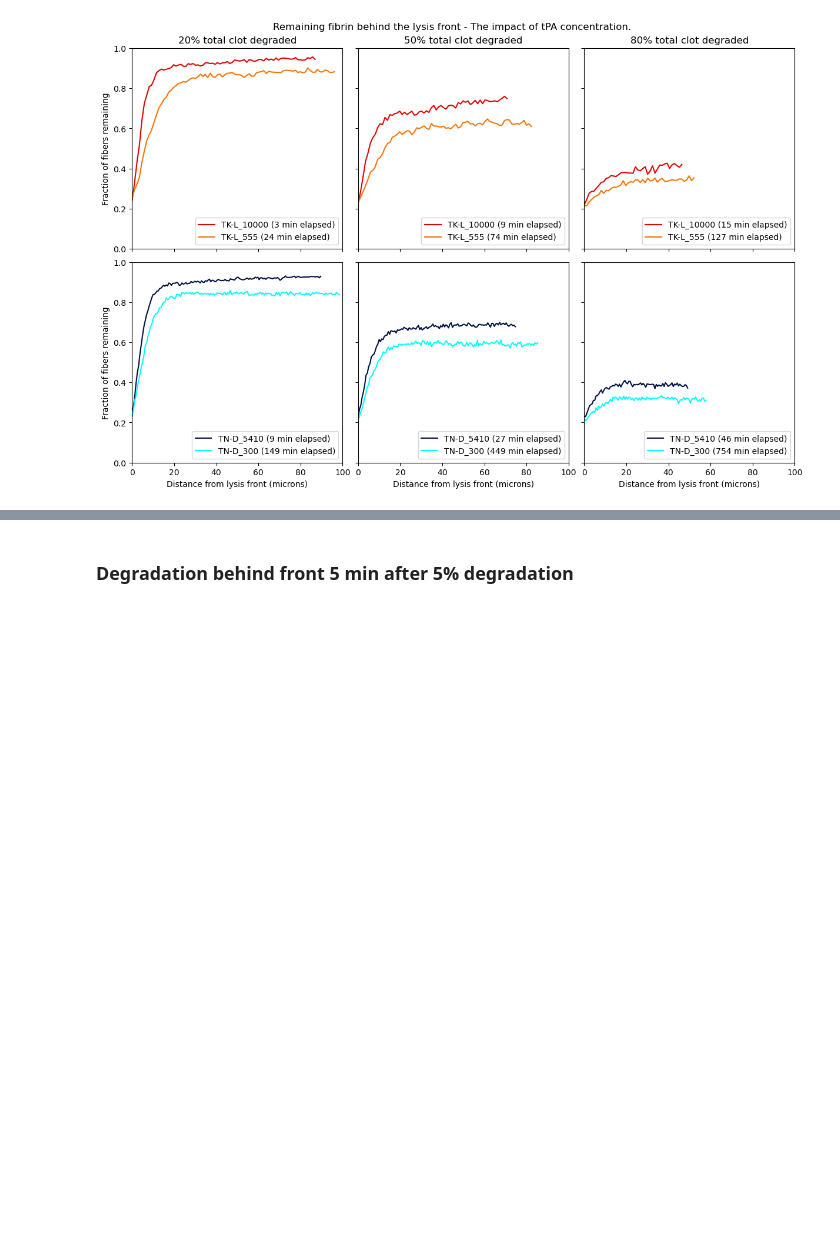
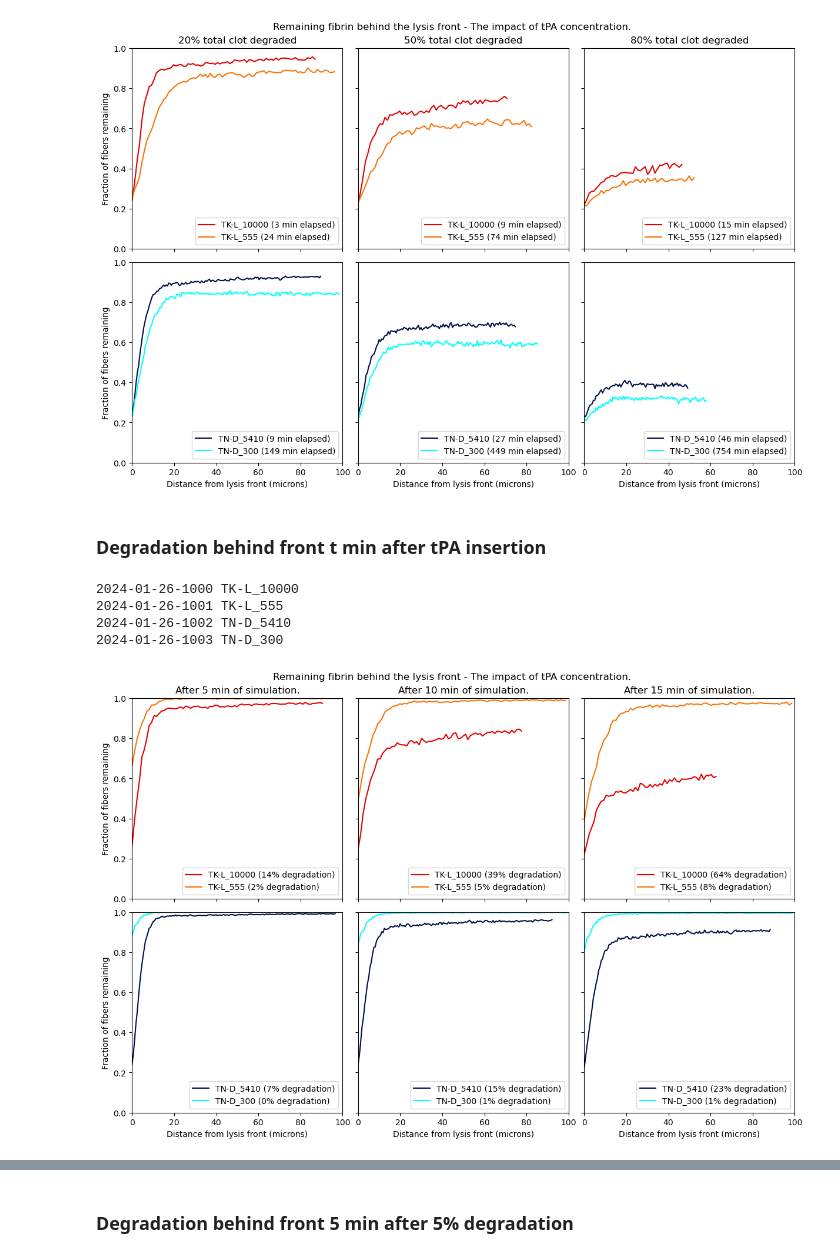
Before and after one commit to UCO-OpResearch/lysis, a Jupyter notebook: src/python/Jupyter Notebooks/2024-01-26-1000 - F-Macro Multi-Array-Process.ipynb, the cells around one changed output, grey strips where cells are left out. Saved outputs shown, nothing was run; the diff lists cells and outputs as text; code cells hidden in the pictures; blank space fills up the shorter version.

Commit message:
Added "Degradation behind front" plots for time since tPA insertion

```diff
--- a/src/python/Jupyter Notebooks/2024-01-26-1000 - F-Macro Multi-Array-Process.ipynb
+++ b/src/python/Jupyter Notebooks/2024-01-26-1000 - F-Macro Multi-Array-Process.ipynb
@@ -2150,3 +2142,72 @@ fig.suptitle(f"Remaining fibrin behind the lysis front - The impact of tPA conce
 fig.savefig(f"degradation behind front by tPA concentration by overall degradation.png", bbox_inches="tight")
 # %% [output]
 [figure]
+# %% [markdown]
+### Degradation behind front t min after tPA insertion
+# %%
+times = [5*60, 10*60, 15*60]
+degradation_amount = {}
+degradation_distance = {}
+total_deg_amount = {}
+for i, run in enumerate(runs):
+    # Select and load scenario
+    mech = mechanisms[mechanisms["descriptor"] == run["mechanism"]][0]
+    scen = scenarios[scenarios["descriptor"] == run["scenario"]][0]
+    e = lysis.util.Experiment(os.path.join("..", "..", "..", "data"), experiment_code=run["exp_code"])
+    e.read_file()
+    y_distance = np.arange(e.macro_params.rows - 1) * e.macro_params.grid_node_distance
+    file_code = out_file_code.format(scenario_code=run["scenario"]) + ".dat"
+
+    print(run["exp_code"], file_code[1:-4])
+
+    # Read data from data files
+    n_save, deg, tsave, mfpt, mol_location, mol_status = load_fortran_files(e, file_code)
+
+    # Process results
+    deg_fraction = find_degraded_fraction(e, deg, tsave)
+    marker_frames = find_degradation_marker_frames(e, deg_fraction, degrade_percent_markers)
+
+    row_deg = find_row_deg_fraction(e, deg, tsave)
+    fronts = find_front(e, row_deg)
+
+    frames = [[t//e.macro_params.save_interval for t in times] for i in range(e.macro_params.total_trials)]
+
+    total_deg_amount[run["scenario"]] = [np.mean([deg_fraction[i][frames[i][j]] for i in range(e.macro_params.total_trials)]) for j in range(len(times))]
+
+    lengths=[np.max(np.stack([fronts[i][frames[i][j]] for i in range(e.macro_params.total_trials)]), axis=0) for j in range(len(times))]
+    degradation_amount[run["scenario"]] = [np.mean(np.stack([row_deg[i][frames[i][j],fronts[i][frames[i][j]]:fronts[i][frames[i][j]]+e.macro_params.fiber_rows-1-lengths[j]] for i in range(e.macro_params.total_trials)]), axis=0) for j in range(len(times))]
+    degradation_distance[run["scenario"]] = [[i*e.macro_params.grid_node_distance for i in range(degradation_amount[run["scenario"]][j].size)] for j in range(len(times))]
+
+    # edge_index = get_edge_index(e)
+    # x1_f, y1_f, x2_f, y2_f = grid_data(e, edge_index)
+    # create_fiber_grid_plot(e, file_code, edge_index, frames, deg, tsave, x1_f, y1_f, x2_f, y2_f, fronts=fronts)
+# %% [output]
+2024-01-26-1000 TK-L_10000
+2024-01-26-1001 TK-L_555
+2024-01-26-1002 TN-D_5410
+2024-01-26-1003 TN-D_300
+# %%
+fig, axs = plt.subplots(
+    nrows=2, ncols=3, sharex=True, sharey=True, figsize=(12, 8), dpi=100, constrained_layout=True
+)
+for i, row in enumerate(scenario_grid):
+    axs[i, 0].set_ylabel("Fraction of fibers remaining")
+    for j in range(3):
+        axs[1, j].set_xlabel("Distance from lysis front (microns)")
+        axs[0, j].set_title(f"After {times[j]//60:n} min of simulation.")
+        axs[i, j].set_xlim(0,100)
+        axs[i, j].set_ylim(0,1)
+
+        for k, scenario in enumerate(row):
+            axs[i, j].plot(degradation_distance[scenario][j], degradation_amount[scenario][j], label=scenario + f" ({total_deg_amount[scenario][j]:2.0%} degradation)", color=colors[scenario])
+        axs[i, j].legend(
+            bbox_to_anchor=(1, 0),
+            loc="lower right",
+            ncols=1,
+        )
+
+fig.suptitle(f"Remaining fibrin behind the lysis front - The impact of tPA concentration.")
+
+fig.savefig(f"degradation behind front by tPA concentration by time after 0.png", bbox_inches="tight")
+# %% [output]
+[figure, added]
```
Also changed, not shown: parts of 2 cells of this notebook, 1 other file.
